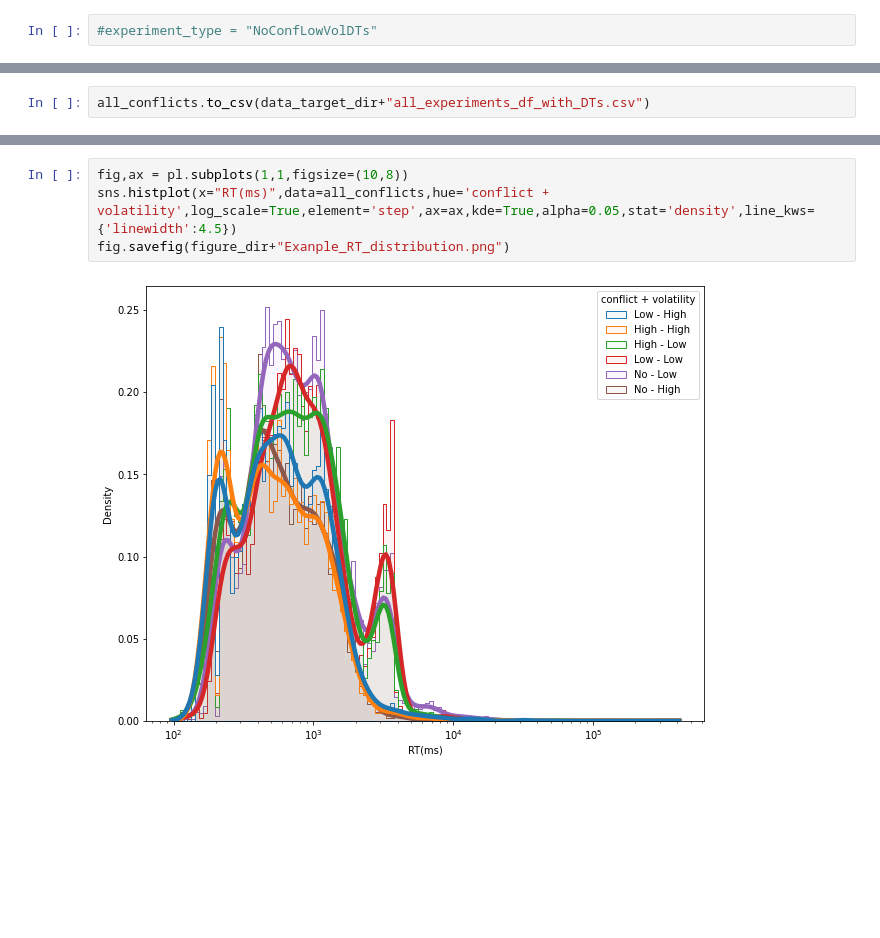
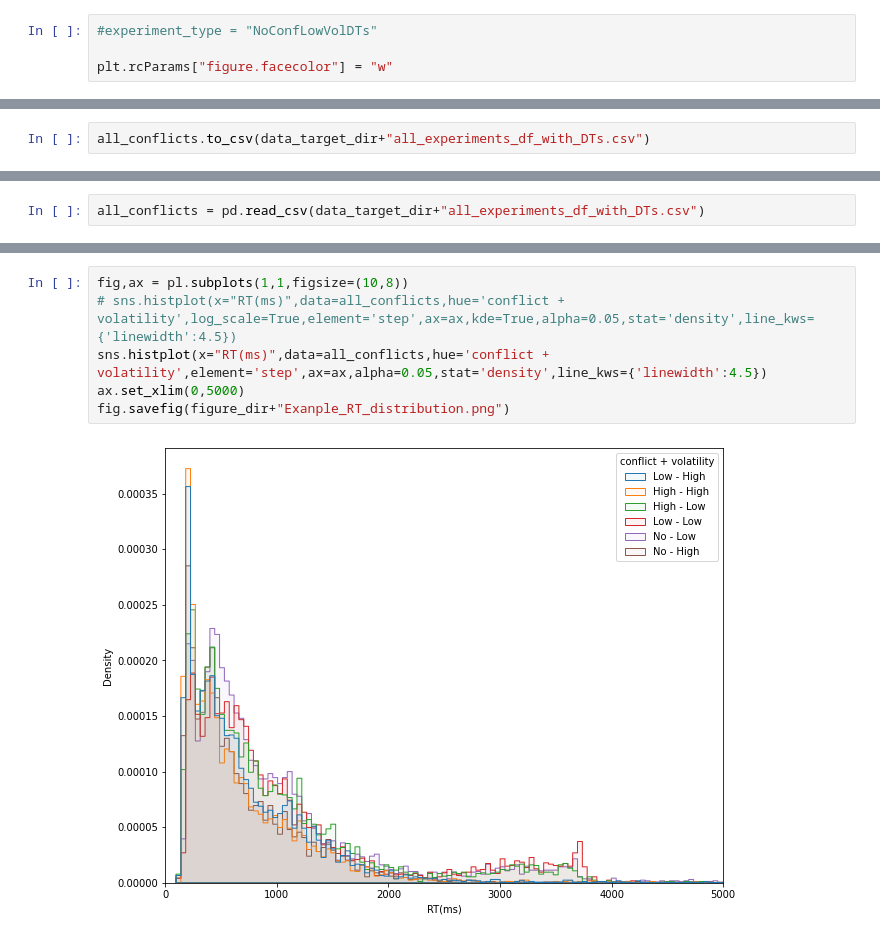
Before and after one commit to jyotikab/Y_maze_data_analysis, a Jupyter notebook: read_decision_times.ipynb, the cells around one changed output, grey strips where cells are left out. Cells and saved outputs as stored; diff of their text form; blank space fills up the shorter version.

```diff
--- a/read_decision_times.ipynb
+++ b/read_decision_times.ipynb
@@ -15,6 +16,8 @@ data_target_dir = "./Data/processed_data/Y_maze/"
 figure_dir = "./Figures/"
 # %%
 #experiment_type = "NoConfLowVolDTs"
+
+plt.rcParams["figure.facecolor"] = "w"
 # %%
 col_names = ["time (ms)","event_marker","current_trial_num_in_block","block","low_rew_%","high_rew_%","low_trial_range(block)","high_trial_range(block)","block#","rewarded_trial_count","total_trial_count","sig","x_pos","y_pos","trip","chnc","current_hall","previous_hall","lick_rate_hall1","lick_rate_hall2","lick_rate_hall3","wtr","mouse_distance","TTL"]
 
@@ -141,0 +129,2 @@ all_conflicts
+# %%
+all_conflicts = pd.read_csv(data_target_dir+"all_experiments_df_with_DTs.csv")
@@ -142,6 +147,8 @@ all_conflicts
 # %%
 fig,ax = pl.subplots(1,1,figsize=(10,8))
-sns.histplot(x="RT(ms)",data=all_conflicts,hue='conflict + volatility',log_scale=True,element='step',ax=ax,kde=True,alpha=0.05,stat='density',line_kws={'linewidth':4.5})
+# sns.histplot(x="RT(ms)",data=all_conflicts,hue='conflict + volatility',log_scale=True,element='step',ax=ax,kde=True,alpha=0.05,stat='density',line_kws={'linewidth':4.5})
+sns.histplot(x="RT(ms)",data=all_conflicts,hue='conflict + volatility',element='step',ax=ax,alpha=0.05,stat='density',line_kws={'linewidth':4.5})
+ax.set_xlim(0,5000)
 fig.savefig(figure_dir+"Exanple_RT_distribution.png")
 # %% [output]
-[figure, old version]
+[figure, new version]
```
Also changed, not shown: parts of 9 cells of this notebook, 2 other files.
